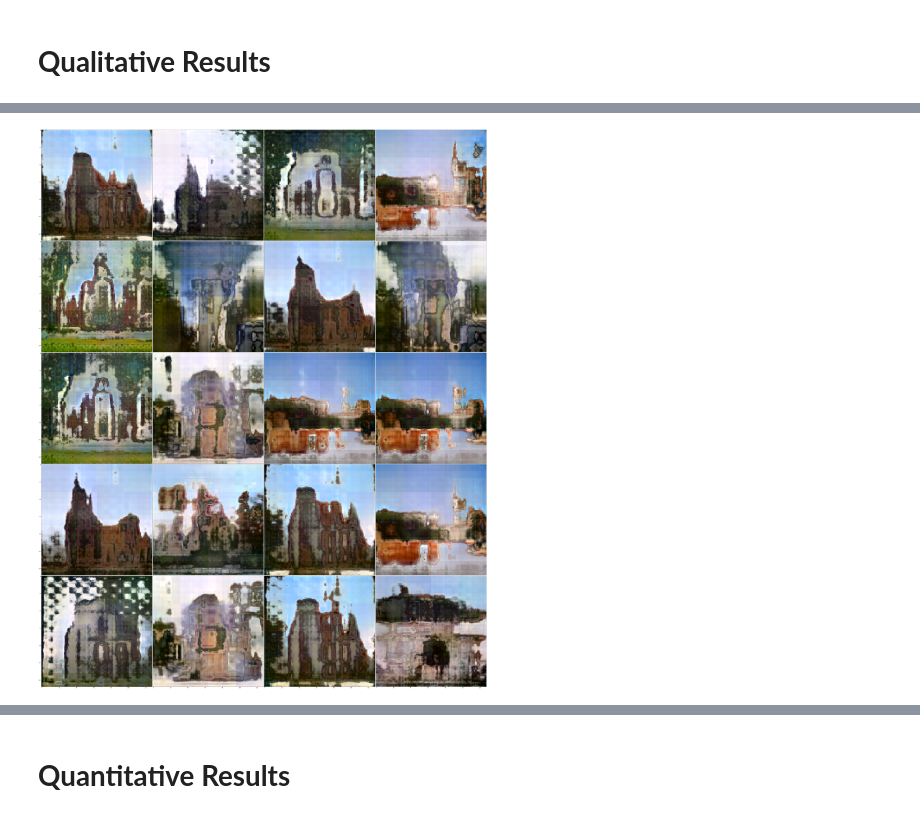
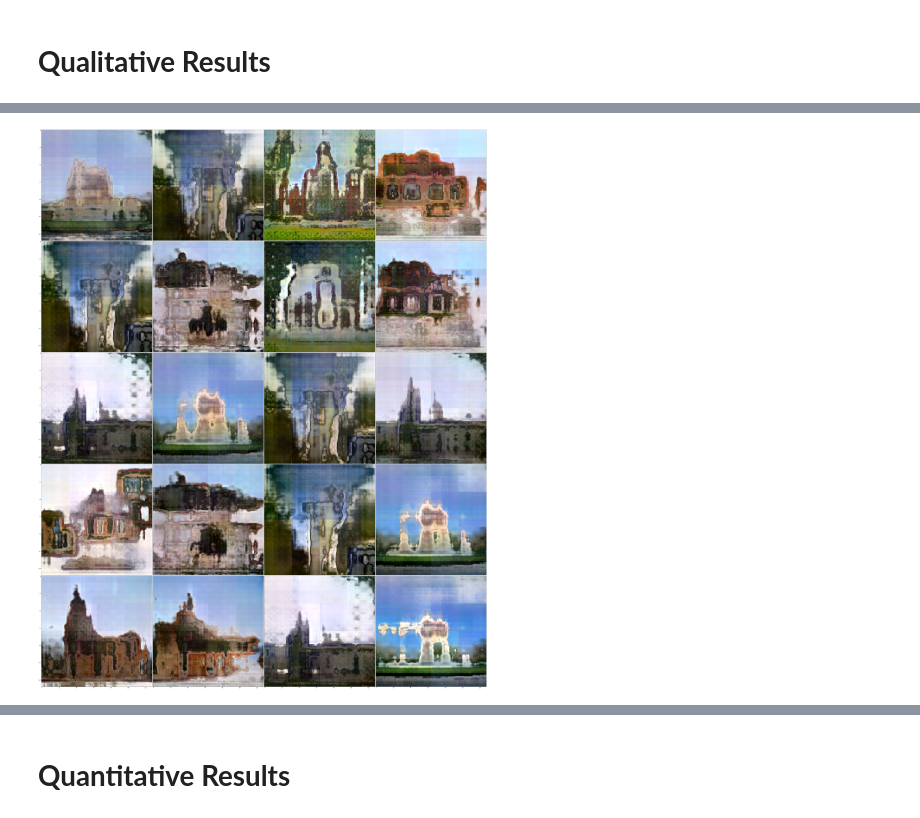
Before and after one commit to yesiltepe-hidir/style-swin-gan, a Jupyter notebook: main_demos.ipynb, the cells around one changed output, grey strips where cells are left out. Drawn from its saved outputs; the diff is of its cells as text; code cells hidden in the pictures.

```diff
--- a/main_demos.ipynb
+++ b/main_demos.ipynb
@@ -479,7 +490,7 @@ img_list = []
 for i in range(20):
     style_dim = args_load.style_dim
     noise = torch.randn((1, style_dim)).to(args_load.device)
-    img1 = generator_load(noise)
+    img1 = generator_load_lsun(noise)
 
     if not args_load.ourGen: # their model returns also the latent space, but we dont
         img1 = img1[0]
@@ -492,31 +503,31 @@ grid = ImageGrid(fig, 111,  # similar to subplot(111)
                  nrows_ncols=(5, 4),  # creates 2x2 grid of axes
                  axes_pad=0.1,  # pad between axes in inch.
                  )
 
 for ax, im in zip(grid, img_list):
     # Iterating over the grid returns the Axes.
     ax.imshow(im)
 
 plt.show()
 # %% [output]
 Clipping input data to the valid range for imshow with RGB data ([0..1] for floats or [0..255] for integers).
 Clipping input data to the valid range for imshow with RGB data ([0..1] for floats or [0..255] for integers).
 Clipping input data to the valid range for imshow with RGB data ([0..1] for floats or [0..255] for integers).
 Clipping input data to the valid range for imshow with RGB data ([0..1] for floats or [0..255] for integers).
 Clipping input data to the valid range for imshow with RGB data ([0..1] for floats or [0..255] for integers).
 Clipping input data to the valid range for imshow with RGB data ([0..1] for floats or [0..255] for integers).
 Clipping input data to the valid range for imshow with RGB data ([0..1] for floats or [0..255] for integers).
 Clipping input data to the valid range for imshow with RGB data ([0..1] for floats or [0..255] for integers).
 Clipping input data to the valid range for imshow with RGB data ([0..1] for floats or [0..255] for integers).
 Clipping input data to the valid range for imshow with RGB data ([0..1] for floats or [0..255] for integers).
 Clipping input data to the valid range for imshow with RGB data ([0..1] for floats or [0..255] for integers).
 Clipping input data to the valid range for imshow with RGB data ([0..1] for floats or [0..255] for integers).
 Clipping input data to the valid range for imshow with RGB data ([0..1] for floats or [0..255] for integers).
 Clipping input data to the valid range for imshow with RGB data ([0..1] for floats or [0..255] for integers).
 Clipping input data to the valid range for imshow with RGB data ([0..1] for floats or [0..255] for integers).
 Clipping input data to the valid range for imshow with RGB data ([0..1] for floats or [0..255] for integers).
 Clipping input data to the valid range for imshow with RGB data ([0..1] for floats or [0..255] for integers).
 Clipping input data to the valid range for imshow with RGB data ([0..1] for floats or [0..255] for integers).
 Clipping input data to the valid range for imshow with RGB data ([0..1] for floats or [0..255] for integers).
 Clipping input data to the valid range for imshow with RGB data ([0..1] for floats or [0..255] for integers).
-[figure, old version]
+[figure, new version]
```
Also changed, not shown: parts of 4 cells of this notebook.
